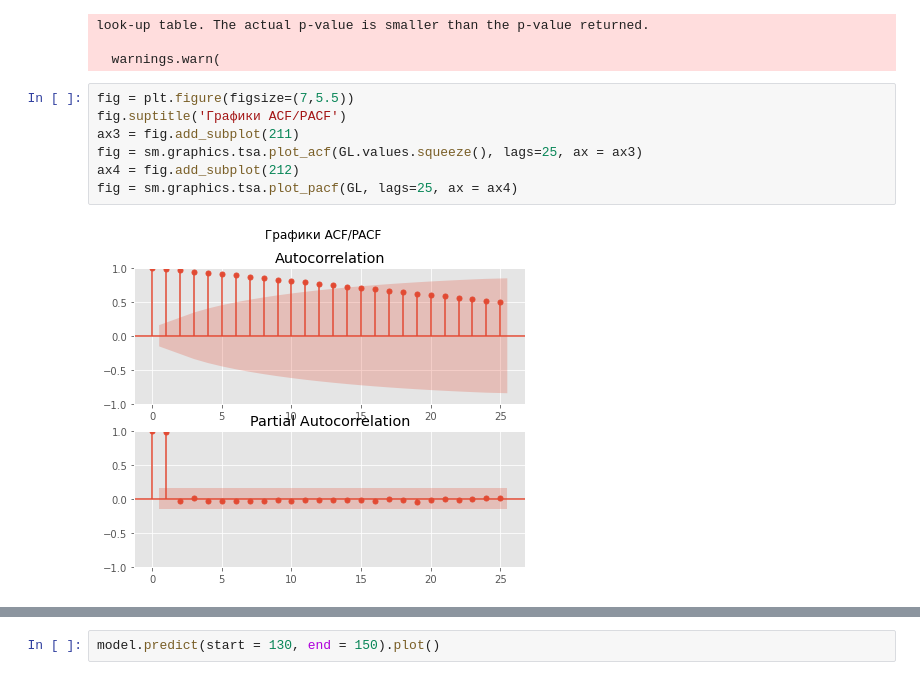
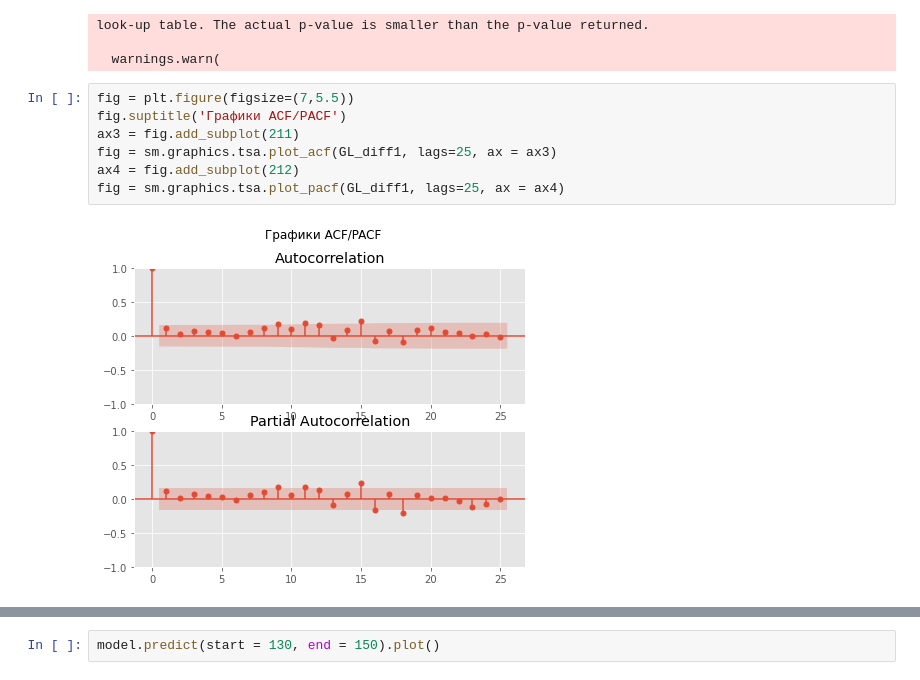
Before and after one commit to 00-2/msu_course_data_analisis, a Jupyter notebook: dz5_date_python.ipynb, the cells around one changed output, grey strips where cells are left out. Drawn from its saved outputs; the diff is of its cells as text.

Commit message:
dz5 replace ACF,PACF

```diff
--- a/dz5_date_python.ipynb
+++ b/dz5_date_python.ipynb
@@ -175,12 +175,12 @@ look-up table. The actual p-value is smaller than the p-value returned.
 # %%
 fig = plt.figure(figsize=(7,5.5))
 fig.suptitle('Графики ACF/PACF')
 ax3 = fig.add_subplot(211)
-fig = sm.graphics.tsa.plot_acf(GL.values.squeeze(), lags=25, ax = ax3)
+fig = sm.graphics.tsa.plot_acf(GL_diff1, lags=25, ax = ax3)
 ax4 = fig.add_subplot(212)
-fig = sm.graphics.tsa.plot_pacf(GL, lags=25, ax = ax4)
+fig = sm.graphics.tsa.plot_pacf(GL_diff1, lags=25, ax = ax4)
 # %% [output]
-[figure, old version]
+[figure, new version]
 # %%
 model = sm.tsa.ARIMA(GL, order=(1,1,0)).fit()
 print(model.summary())
```
Also changed, not shown: parts of 1 cell of this notebook.
